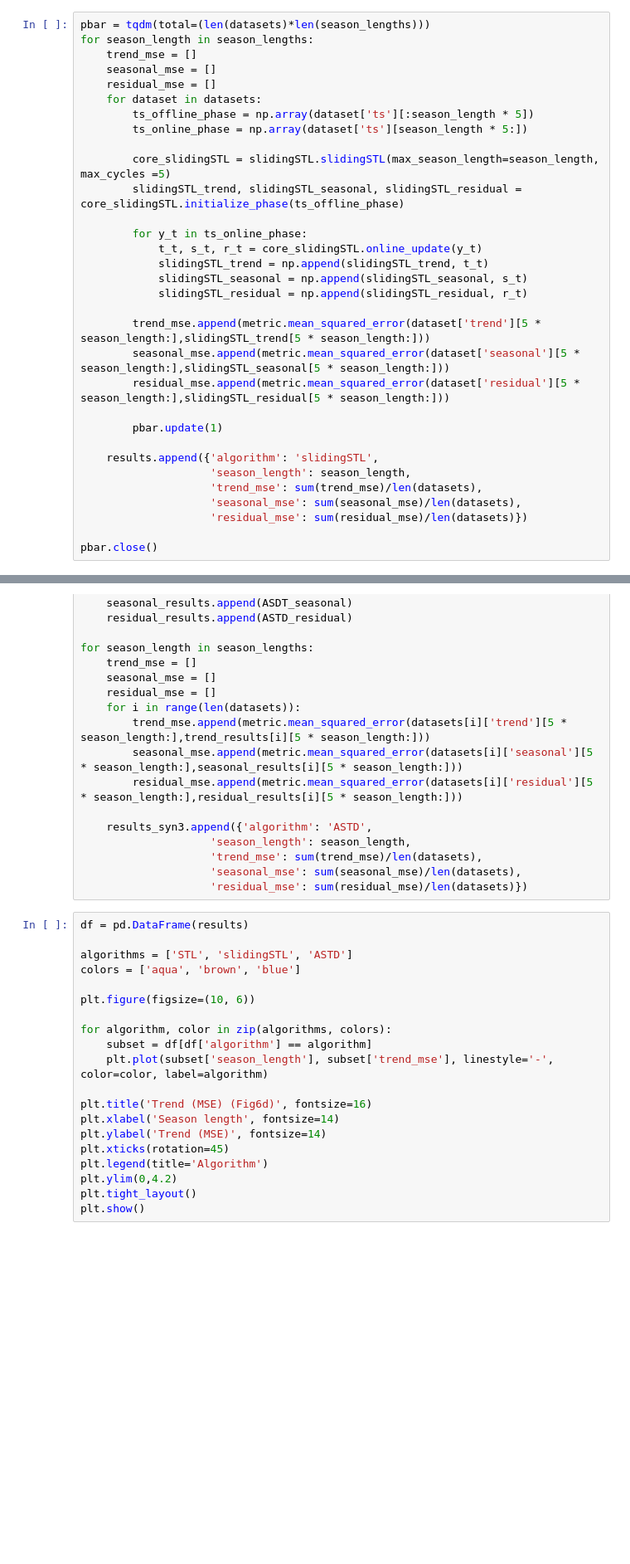
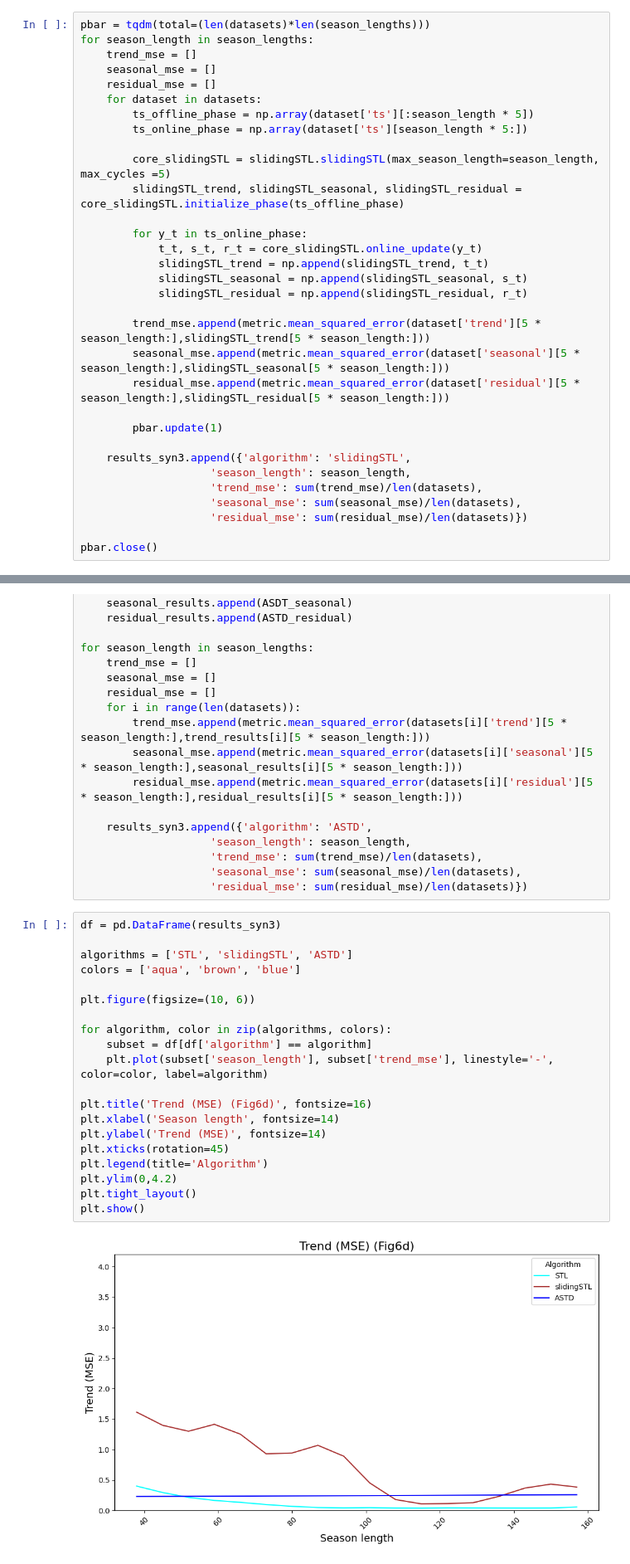
Before and after one commit to thanapol2/ASTD_ECMLPKDD, a Jupyter notebook: evaluation/01_synthetic_datasets/02_MSE_STD.ipynb, the cells around one changed output, grey strips where cells are left out. Shown: that part at 83% size. Saved outputs shown, nothing was run; the diff lists cells and outputs as text; blank space fills up the shorter version.

```diff
--- a/evaluation/01_synthetic_datasets/02_MSE_STD.ipynb
+++ b/evaluation/01_synthetic_datasets/02_MSE_STD.ipynb
@@ -240,7 +246,7 @@ for season_length in season_lengths:
 
         pbar.update(1)
 
-    results.append({'algorithm': 'slidingSTL',
+    results_syn3.append({'algorithm': 'slidingSTL',
                     'season_length': season_length,
                     'trend_mse': sum(trend_mse)/len(datasets),
                     'seasonal_mse': sum(seasonal_mse)/len(datasets),
@@ -292,25 +298,27 @@ for season_length in season_lengths:
                     'seasonal_mse': sum(seasonal_mse)/len(datasets),
                     'residual_mse': sum(residual_mse)/len(datasets)})
 # %%
-df = pd.DataFrame(results)
+df = pd.DataFrame(results_syn3)
 
 algorithms = ['STL', 'slidingSTL', 'ASTD']
 colors = ['aqua', 'brown', 'blue']
 
 plt.figure(figsize=(10, 6))
 
 for algorithm, color in zip(algorithms, colors):
     subset = df[df['algorithm'] == algorithm]
     plt.plot(subset['season_length'], subset['trend_mse'], linestyle='-', color=color, label=algorithm)
 
 plt.title('Trend (MSE) (Fig6d)', fontsize=16)
 plt.xlabel('Season length', fontsize=14)
 plt.ylabel('Trend (MSE)', fontsize=14)
 plt.xticks(rotation=45)
 plt.legend(title='Algorithm')
 plt.ylim(0,4.2)
 plt.tight_layout()
 plt.show()
+# %% [output]
+[figure, added]
 # %%
 plt.figure(figsize=(10, 6))
 
```
Also changed, not shown: parts of 5 cells of this notebook.
